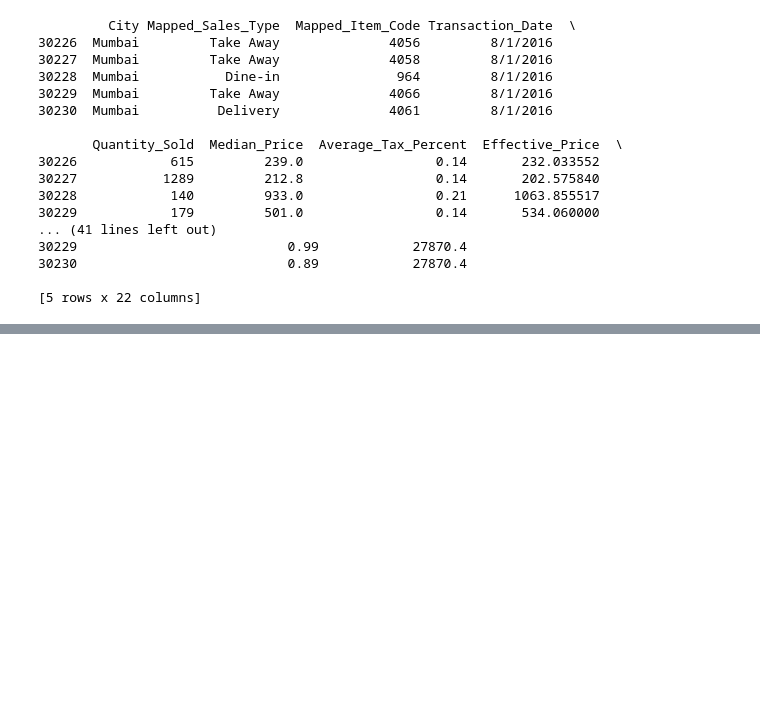
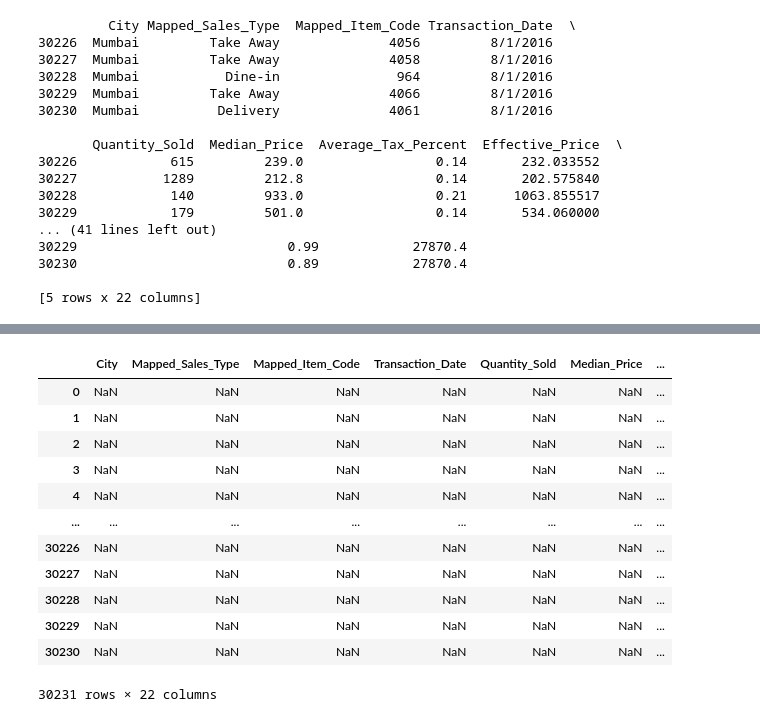
Before and after one commit to ashlycorreya777/Datascience, a Jupyter notebook: Preprocessing_assignment.ipynb, the cells around one changed output, grey strips where cells are left out. Cells and saved outputs as stored; diff of their text form; code cells hidden in the pictures; blank space fills up the shorter version.

```diff
--- a/Preprocessing_assignment.ipynb
+++ b/Preprocessing_assignment.ipynb
@@ -287,0 +290,2 @@ print(Data2.tail(5))
+# %%
+data = pd.read_csv("https://raw.githubusercontent.com/Laxminarayen/Inceptez-DS-Batch20/main/12.%20Preprocessing/Demand_txn_updated.csv")
@@ -287,0 +308,2 @@ print(Data2.tail(5))
+# %%
+datadf = data.copy()
@@ -287,0 +349,16 @@ print(Data2.tail(5))
+# %%
+datadf[datadf.isin({"Day":['Mon','Tue','Wed']})]
+# %% [output]
+|  | City | Mapped_Sales_Type | Mapped_Item_Code | Transaction_Date | Quantity_Sold | Median_Price | ... |
+| 0 | NaN | NaN | NaN | NaN | NaN | NaN | ... |
+| 1 | NaN | NaN | NaN | NaN | NaN | NaN | ... |
+| 2 | NaN | NaN | NaN | NaN | NaN | NaN | ... |
+| 3 | NaN | NaN | NaN | NaN | NaN | NaN | ... |
+| 4 | NaN | NaN | NaN | NaN | NaN | NaN | ... |
+| ... | ... | ... | ... | ... | ... | ... | ... |
+| 30226 | NaN | NaN | NaN | NaN | NaN | NaN | ... |
+| 30227 | NaN | NaN | NaN | NaN | NaN | NaN | ... |
+| 30228 | NaN | NaN | NaN | NaN | NaN | NaN | ... |
+| 30229 | NaN | NaN | NaN | NaN | NaN | NaN | ... |
+| 30230 | NaN | NaN | NaN | NaN | NaN | NaN | ... |
+30231 rows × 22 columns
```
Also changed, not shown: parts of 15 cells of this notebook.
